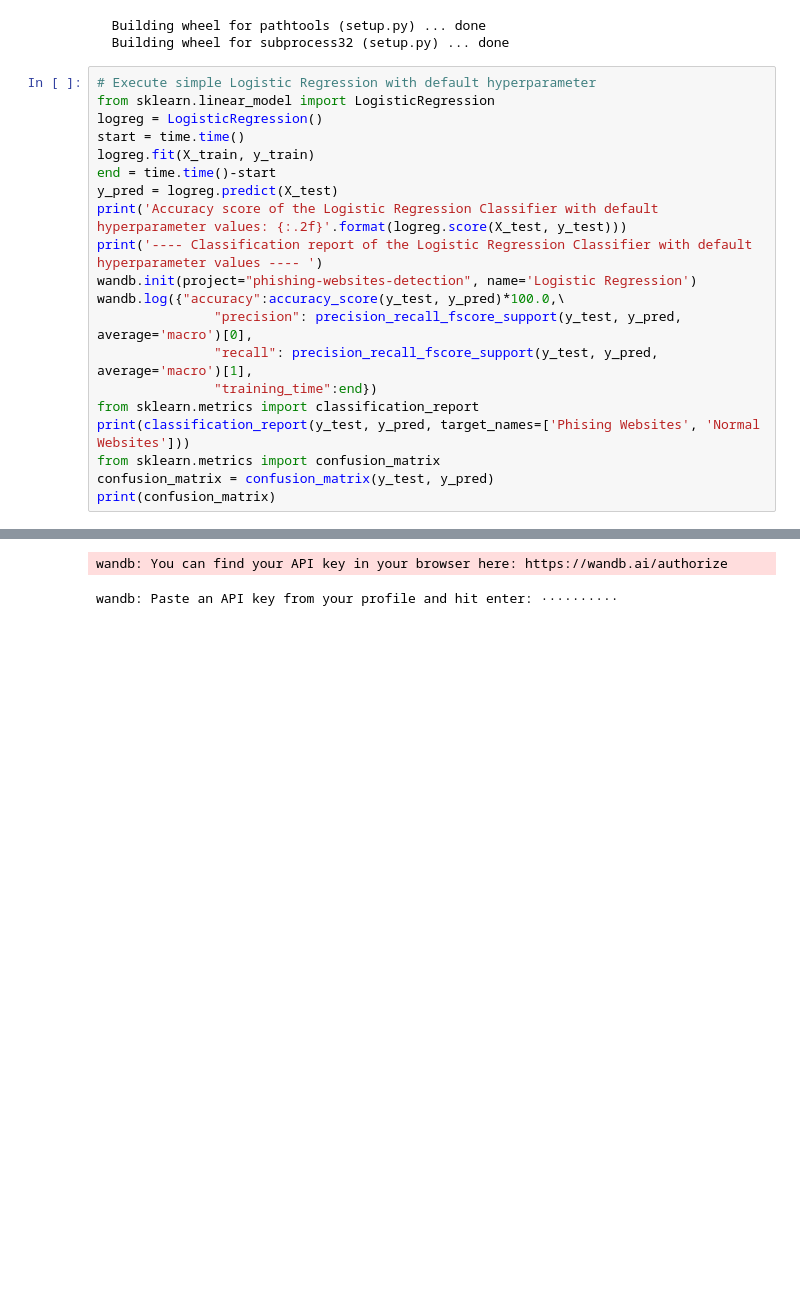
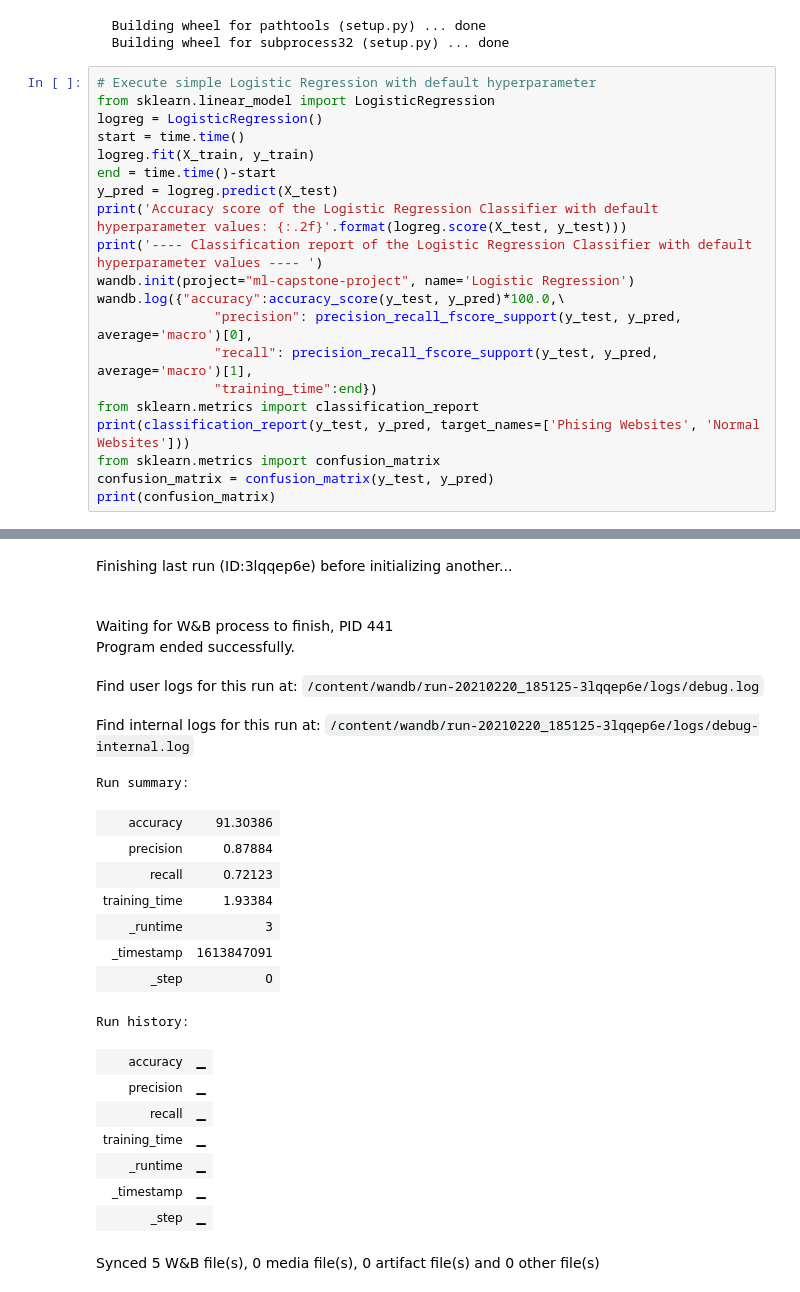
Before and after one commit to kayiwa/SBU_ML_CYBER, a Jupyter notebook: capstone_project.ipynb, the cells around one changed output, grey strips where cells are left out. Cells and saved outputs as stored; diff of their text form; blank space fills up the shorter version.

```diff
--- a/capstone_project.ipynb
+++ b/capstone_project.ipynb
@@ -331,7 +332,7 @@ end = time.time()-start
 y_pred = logreg.predict(X_test)
 print('Accuracy score of the Logistic Regression Classifier with default hyperparameter values: {:.2f}'.format(logreg.score(X_test, y_test)))
 print('---- Classification report of the Logistic Regression Classifier with default hyperparameter values ---- ')
-wandb.init(project="phishing-websites-detection", name='Logistic Regression')
+wandb.init(project="ml-capstone-project", name='Logistic Regression')
 wandb.log({"accuracy":accuracy_score(y_test, y_pred)*100.0,\
                "precision": precision_recall_fscore_support(y_test, y_pred, average='macro')[0],
                "recall": precision_recall_fscore_support(y_test, y_pred, average='macro')[1],
@@ -355,2 +355,22 @@ Accuracy score of the Logistic Regression Classifier with default hyperparameter
+Finishing last run (ID:3lqqep6e) before initializing another...
+Waiting for W&B process to finish, PID 441
+Program ended successfully.
+Find user logs for this run at: /content/wandb/run-20210220_185125-3lqqep6e/logs/debug.log
+Find internal logs for this run at: /content/wandb/run-20210220_185125-3lqqep6e/logs/debug-internal.log
-wandb: You can find your API key in your browser here: https://wandb.ai/authorize
+Run summary:
+| accuracy | 91.30386 |
+| precision | 0.87884 |
+| recall | 0.72123 |
+| training_time | 1.93384 |
+| _runtime | 3 |
+| _timestamp | 1613847091 |
+| _step | 0 |
-wandb: Paste an API key from your profile and hit enter: ··········
+Run history:
+| accuracy | ▁ |
+| precision | ▁ |
+| recall | ▁ |
+| training_time | ▁ |
+| _runtime | ▁ |
+| _timestamp | ▁ |
+| _step | ▁ |
+Synced 5 W&B file(s), 0 media file(s), 0 artifact file(s) and 0 other file(s)
```
Also changed, not shown: parts of 10 cells of this notebook.
